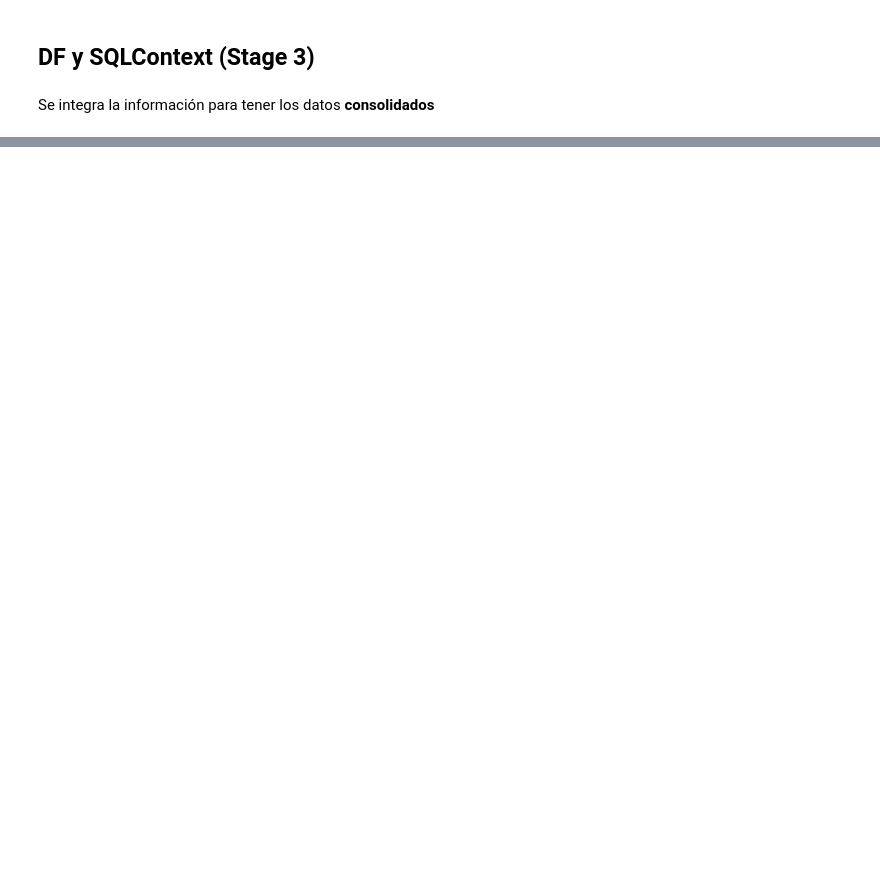
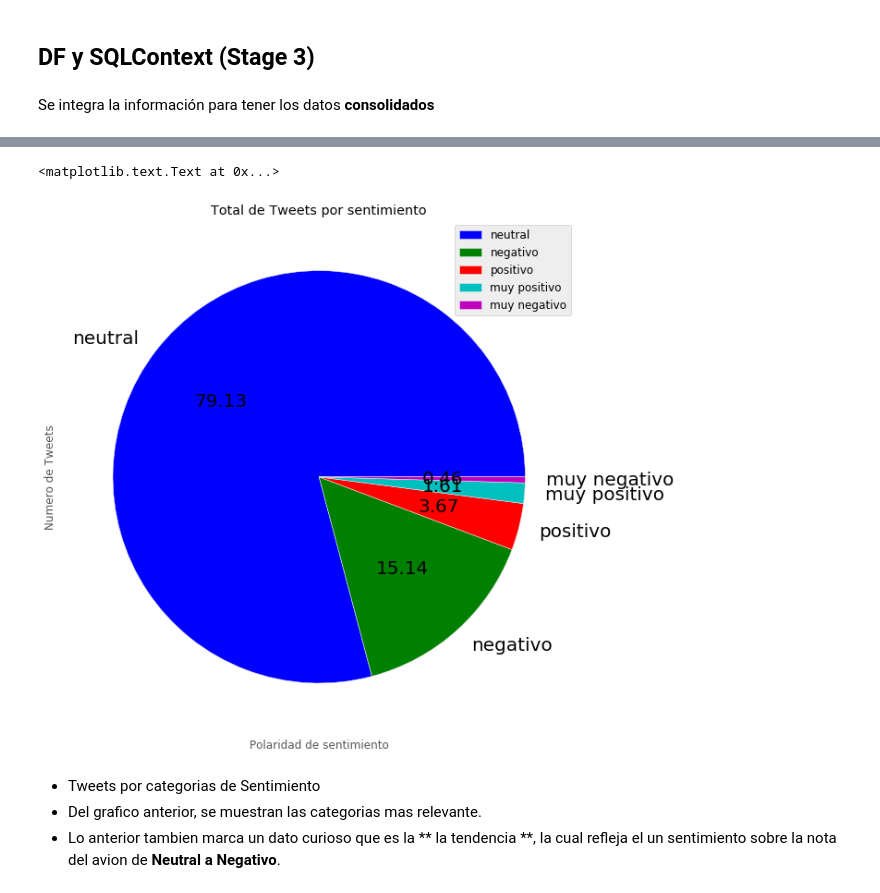
Before and after one commit to laurav19/social-data-discovery, a Jupyter notebook: ambiente/docker-images/jupyter/sdd-visualizacion.ipynb, the cells around one changed output, grey strips where cells are left out. Saved outputs shown, nothing was run; the diff lists cells and outputs as text; code cells hidden in the pictures; blank space fills up the shorter version.

```diff
--- a/ambiente/docker-images/jupyter/sdd-visualizacion.ipynb
+++ b/ambiente/docker-images/jupyter/sdd-visualizacion.ipynb
@@ -109,0 +136,17 @@ Populating the interactive namespace from numpy and matplotlib
+# %%
+projects_by_sentiment_pd = sqlContext.sql('select sentiment, count(sentiment) as total_sentiment from EAConsolidado group by sentiment order by total_sentiment desc').toPandas()
+projects_by_sentiment_pd = projects_by_sentiment_pd.head(20)
+projects_by_sentiment_pd=projects_by_sentiment_pd.set_index(['sentiment'])
+# Propiedades de Plot
+plt.rcParams['figure.figsize'] = (10, 10)
+projects_by_sentiment_pd.plot(kind='pie',subplots=True,autopct='%.2f',fontsize=20)
+plt.xlabel('Polaridad de sentimiento')
+plt.ylabel('Numero de Tweets')
+plt.title('Total de Tweets por sentimiento')
+# %% [output]
+<matplotlib.text.Text at 0x...>
+[figure, added]
+# %% [markdown]
+- Tweets por categorias de Sentimiento
+- Del grafico anterior, se muestran las categorias mas relevante.
+- Lo anterior tambien marca un dato curioso que es la ** la tendencia **, la cual refleja el un sentimiento sobre la nota del avion de **Neutral a Negativo**.
```
Also changed, not shown: parts of 16 cells of this notebook.
